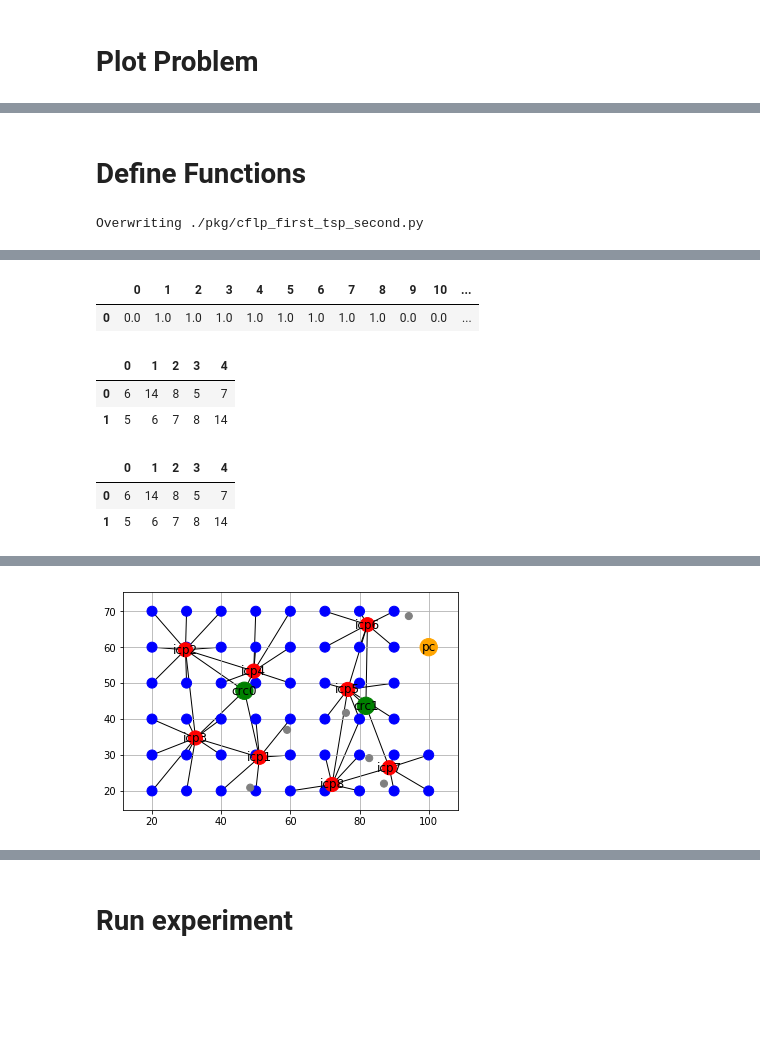
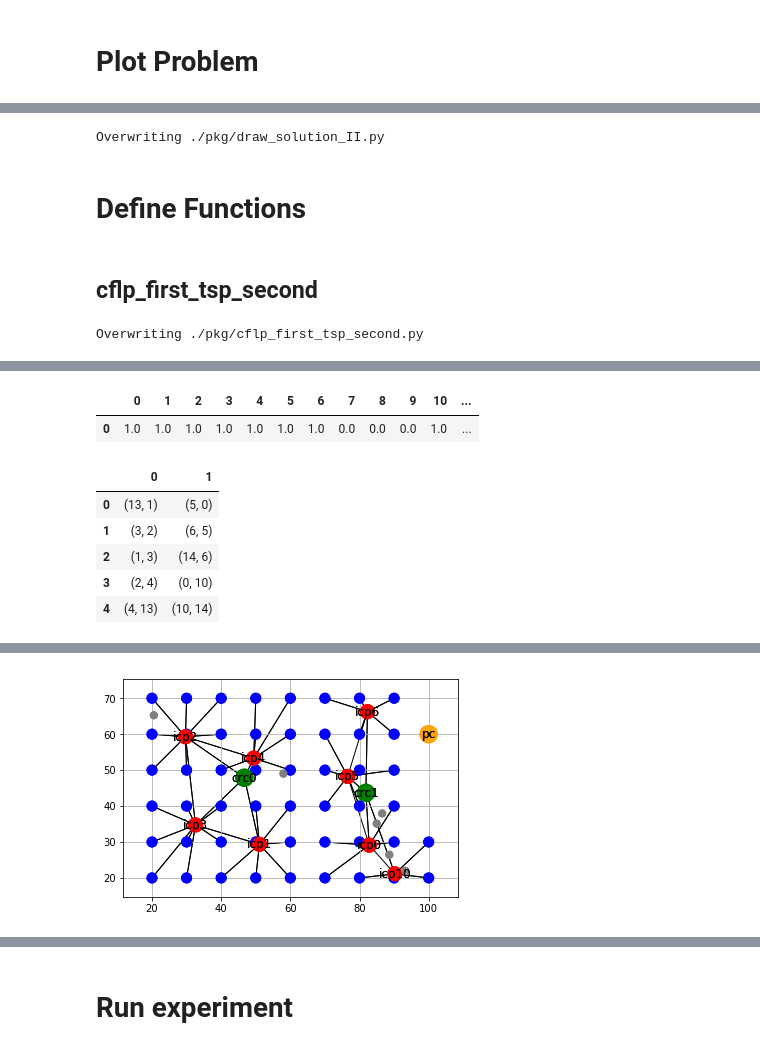
Before and after one commit to xNok/OR_location_routing_problem_study, a Jupyter notebook: NB V - Experiment 2.ipynb, the cells around one changed output, grey strips where cells are left out. Drawn from its saved outputs; the diff is of its cells as text; code cells hidden in the pictures; blank space fills up the shorter version.

```diff
--- a/NB V - Experiment 2.ipynb
+++ b/NB V - Experiment 2.ipynb
@@ -60,5 +63,63 @@ lrp_draw_and_save(G, pos, labels, colors, size, expid+"/problem.png")
+# %%
+%%file "./pkg/draw_solution_II.py"
+
+def draw_solution_II(I,J,C,
+                    N_crc, N_icp,
+                    Y1,Y2, routes, expid,
+                    G, pos, labels, colors, size):
+
+    from IPython.display import display, HTML
+    import pandas as pd
+    from pkg.draw_solution_II import draw_solution_II
+    from pkg.lrp_nodes_graph import lrp_nodes_graph, lrp_draw_and_save
+
+    H1 = [j for j,vj in enumerate(N_icp) if vj > 0.5]
+
+    ###############################
+    # DataFrames
+    display(pd.DataFrame(N_crc).transpose())
+    display(pd.DataFrame(N_icp).transpose())
+    display(pd.DataFrame(routes).transpose())
+    ###############################
+    # Network
+    G2 = G.copy()
+    colors = colors[:];size = size[:];
+    # ICP-Cus
+    for j,vj in enumerate(Y1):
+        for i,vi in enumerate(vj):
+            if vi == 1:
+                G2.add_edge(I+i,j)
+    # ICP
+    for j,vj in enumerate(N_icp):
+        if vj < 0.5:
+            colors[I+j] = "grey"
+            labels[I+j] = ""
+            size[I+j] = 50
+
+    # ICP-CRC
+    for j,vj in enumerate(Y2):
+        for i,vi in enumerate(vj):
+            if vi == 1:
+                G2.add_edge(I+J+i,I+H1[j])
+    # CRC
+    for j,vj in enumerate(N_crc):
+        if vj < 0.5:
+            colors[I+J+j] = "grey"
+            labels[I+J+j] = ""
+            size[I+J+j] = 50
+
+    # Routes
+    for r,vr in enumerate(routes):
+        for c, vc in enumerate(vr):
+            G2.add_edge(I+vc[0],I+vc[1])
+
+        lrp_draw_and_save(G2, pos, labels, colors, size, expid+"/cflp_cplex.png")
+# %% [output]
+Overwriting ./pkg/draw_solution_II.py
 # %% [markdown]
 # Define Functions
+# %% [markdown]
+## cflp_first_tsp_second
 # %%
 %%file "./pkg/cflp_first_tsp_second.py"
 
@@ -176,7 +201,7 @@ Overwriting ./pkg/cflp_first_tsp_second.py
 from pkg.cflp_first_tsp_second import cflp_first_tsp_second
 # %%
 %%time
-Y, N_icp, N_crc, routes = cflp_first_tsp_second(G,pos, labels, colors, size,
+Y1, Y2, N_icp, N_crc, routes = cflp_first_tsp_second(G,pos, labels, colors, size,
                 I,J,C,
                 W,Dcj,DjUc,FCT,FCRD,
                 U,Q_icp,Q_crc,
@@ -187,8 +212,8 @@ Y, N_icp, N_crc, routes = cflp_first_tsp_second(G,pos, labels, colors, size,
 |  | 0 | 1 | 2 | 3 | 4 | 5 | 6 | 7 | 8 | 9 | 10 | ... |
-| 0 | 0.0 | 1.0 | 1.0 | 1.0 | 1.0 | 1.0 | 1.0 | 1.0 | 1.0 | 0.0 | 0.0 | ... |
+| 0 | 1.0 | 1.0 | 1.0 | 1.0 | 1.0 | 1.0 | 1.0 | 0.0 | 0.0 | 0.0 | 1.0 | ... |
-|  | 0 | 1 | 2 | 3 | 4 |
-| 0 | 6 | 14 | 8 | 5 | 7 |
-| 1 | 5 | 6 | 7 | 8 | 14 |
+|  | 0 | 1 |
+| 0 | (13, 1) | (5, 0) |
+| 1 | (3, 2) | (6, 5) |
+| 2 | (1, 3) | (14, 6) |
+| 3 | (2, 4) | (0, 10) |
+| 4 | (4, 13) | (10, 14) |
-|  | 0 | 1 | 2 | 3 | 4 |
-| 0 | 6 | 14 | 8 | 5 | 7 |
-| 1 | 5 | 6 | 7 | 8 | 14 |
@@ -196 +221 @@ Wall time: 364 ms
-[figure, old version]
+[figure, new version]
```
Also changed, not shown: parts of 37 cells of this notebook, 7 other files.
